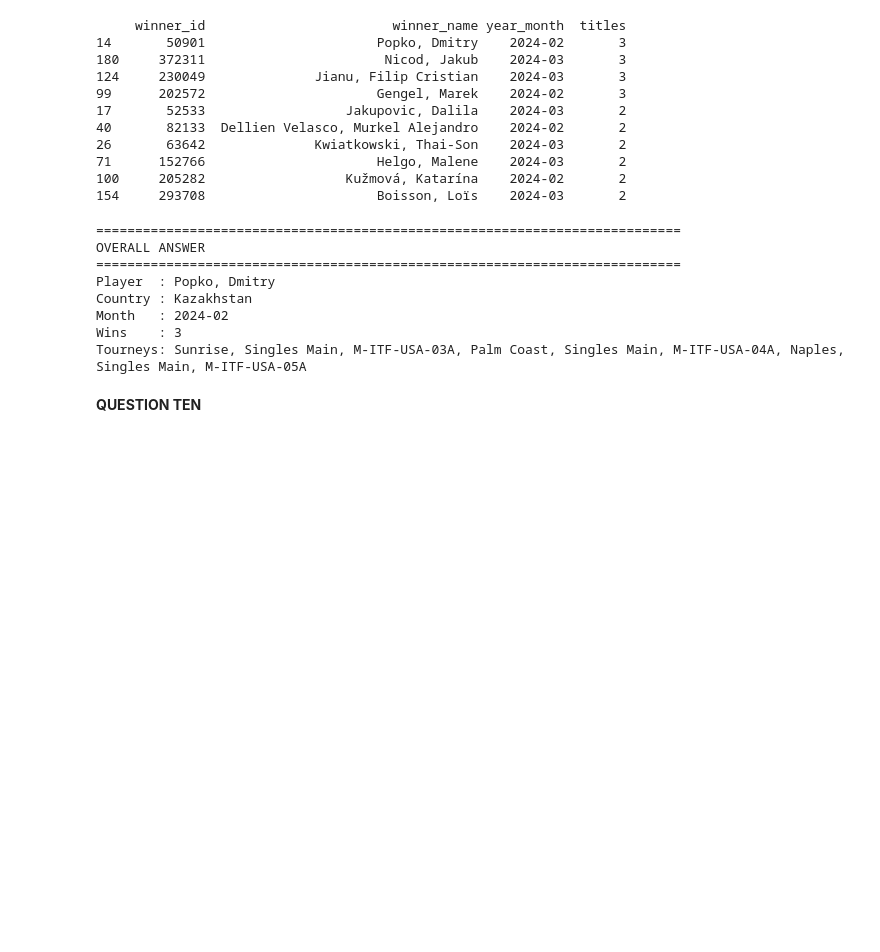
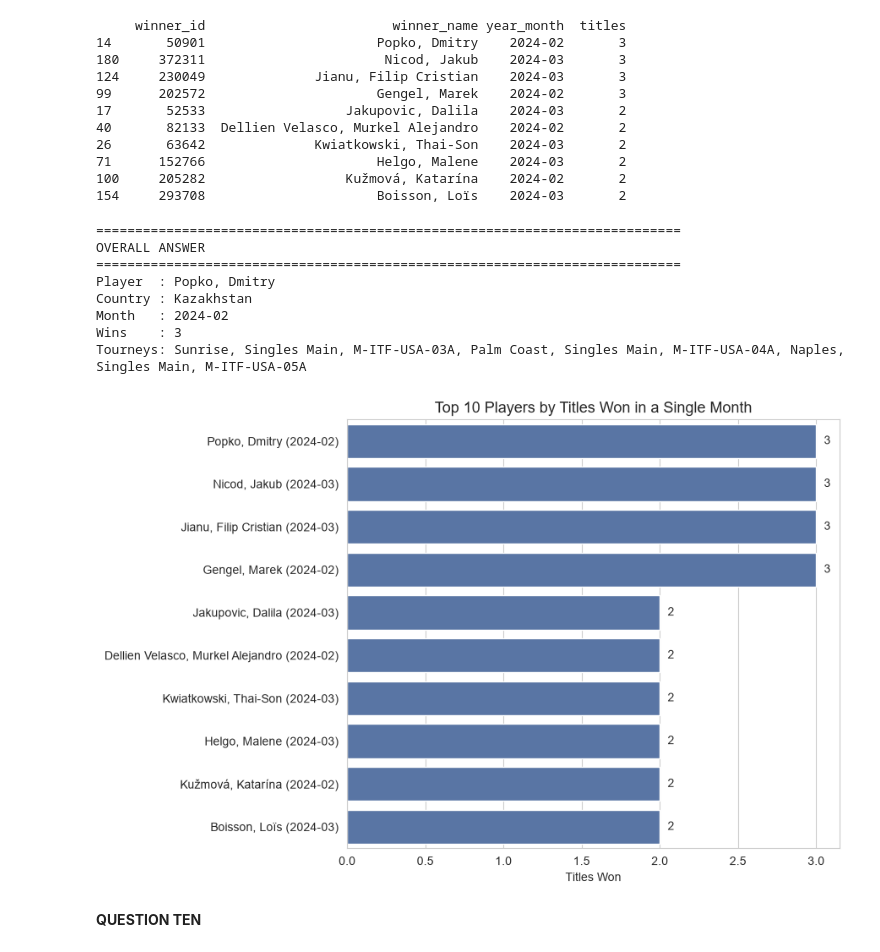
Before and after one commit to tarannommoghimi/Tennis-project, a Jupyter notebook: TennisDataProject.ipynb, the cells around one changed output. Drawn from its saved outputs; the diff is of its cells as text; code cells hidden in the pictures; blank space fills up the shorter version.

```diff
--- a/TennisDataProject.ipynb
+++ b/TennisDataProject.ipynb
@@ -601,6 +652,28 @@ Country : Kazakhstan
 Month   : 2024-02
 Wins    : 3
 Tourneys: Sunrise, Singles Main, M-ITF-USA-03A, Palm Coast, Singles Main, M-ITF-USA-04A, Naples, Singles Main, M-ITF-USA-05A
+# %%
+import matplotlib.pyplot as plt
+import seaborn as sns
+
+sns.set_style("whitegrid")
+plt.figure(figsize=(9, 6))
+
+top10 = champion_month_counts.head(10).copy()
+top10['label'] = top10['winner_name'] + " (" + top10['year_month'].astype(str) + ")"
+
+ax = sns.barplot(x='titles', y='label', data=top10, color='#4C72B0')
+
+for i, v in enumerate(top10['titles']):
+    ax.text(v + 0.05, i, str(v), va='center', fontsize=10)
+
+plt.title("Top 10 Players by Titles Won in a Single Month", fontsize=13)
+plt.xlabel("Titles Won")
+plt.ylabel("")
+plt.tight_layout()
+plt.show()
+# %% [output]
+[figure, added]
 # %% [markdown]
 **QUESTION TEN**
 # %% [markdown]
```
Also changed, not shown: parts of 8 cells of this notebook.
